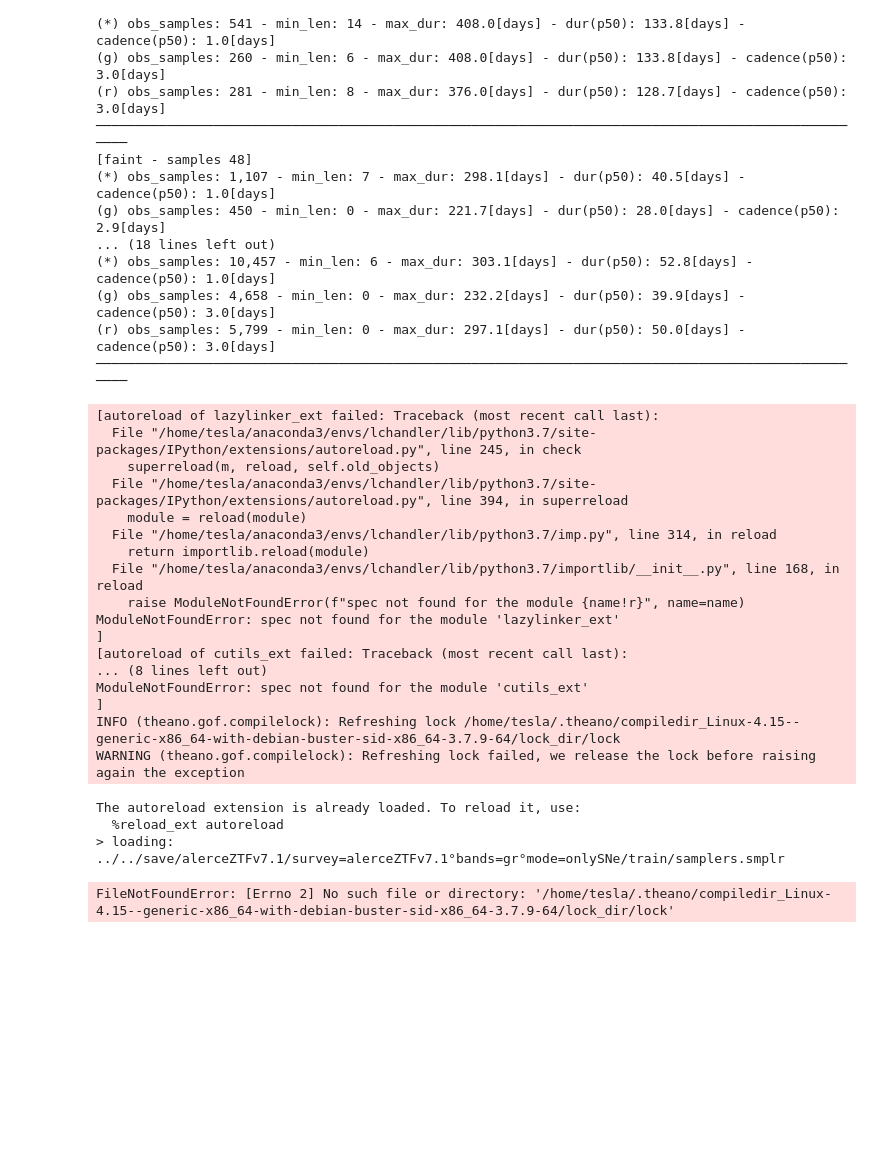
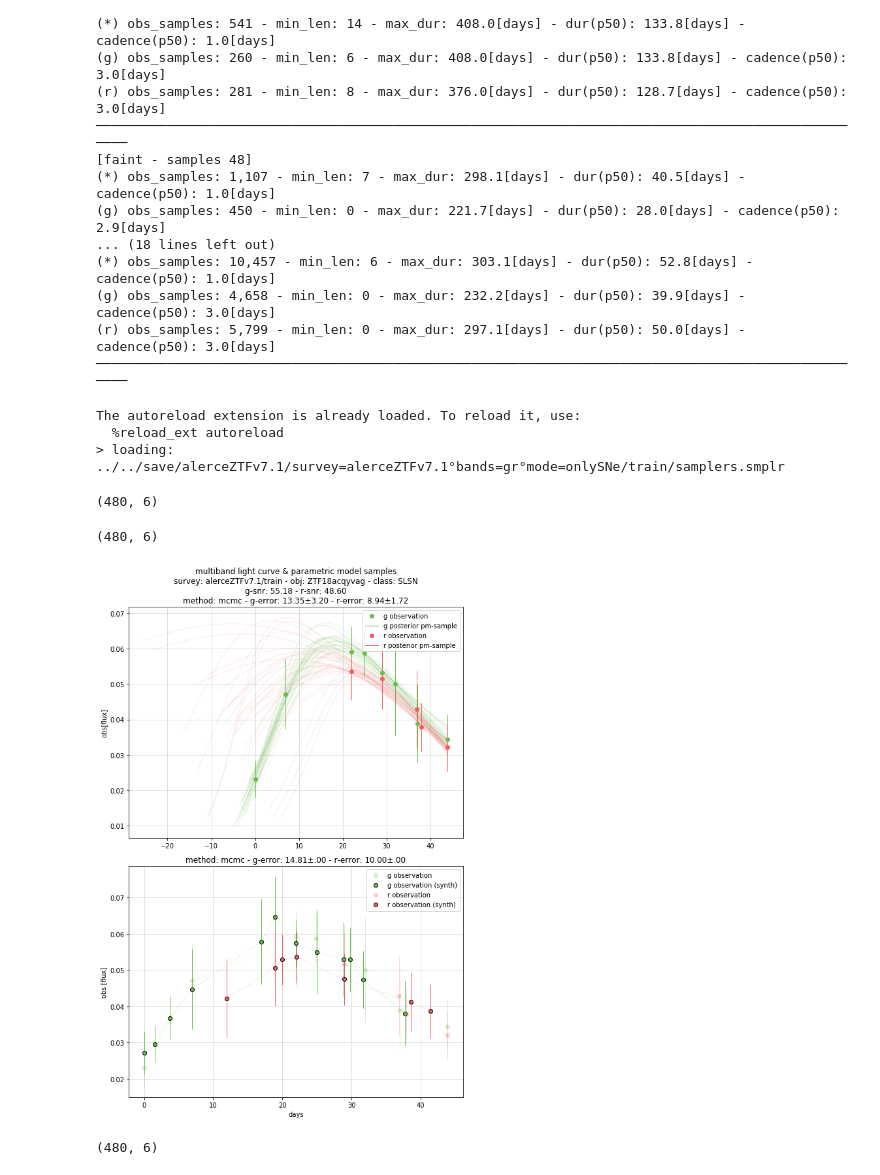
Before and after one commit to oscarpimentel/sne-lightcurves-synthetic, a Jupyter notebook: experiments/explore/test_fittings.ipynb, the cells around one changed output. Cells and saved outputs as stored; diff of their text form; code cells hidden in the pictures; blank space fills up the shorter version.

```diff
--- a/experiments/explore/test_fittings.ipynb
+++ b/experiments/explore/test_fittings.ipynb
@@ -86,54 +94,42 @@ synthetic_samples_per_curve = 32
 
 lcset = lcdataset[set_name]
 lcobj_names = [
+'ZTF18acqyvag',
+'ZTF18aaqvuhl',
 'ZTF20aamuqwn',
 'ZTF18adasisj',
 'ZTF20aavgmli',
 'ZTF19aaqcqkv',
 'ZTF19aadnxat',
 'ZTF19aaripqw',
 'ZTF18aaqkdwf',
 ]
 for lcobj_name in lcobj_names:
     if not lcobj_name in lcset.get_lcobj_names():
         continue
     lcobj = lcset[lcobj_name]
     band_names = lcset.band_names
     class_names = lcset.class_names
     gen_kwargs = {
         #'uses_new_bounds':False,
         'uses_new_bounds':True,
     }
     generator_class = get_syn_sne_generator(method)
     sne_generator = generator_class(lcobj, class_names, band_names, obse_sampler_bdict, length_sampler_bdict, **gen_kwargs)
     new_lcobjs, new_smooth_lcojbs, trace_bdict, segs = sne_generator.sample_curves(synthetic_samples_per_curve)
     plot_kwargs = {
         'trace_bdict':trace_bdict,
         #'save_filedir':f'../save/test_{lcobj_name}.png',
         'save_filedir':None,
     }
     plot_synthetic_samples(lcset, set_name, method, lcobj_name, new_lcobjs, new_smooth_lcojbs, **plot_kwargs)
     plt.show()
-    break
+    #break
 # %% [output]
-[autoreload of lazylinker_ext failed: Traceback (most recent call last):
-  File "/home/tesla/anaconda3/envs/lchandler/lib/python3.7/site-packages/IPython/extensions/autoreload.py", line 245, in check
-    superreload(m, reload, self.old_objects)
-  File "/home/tesla/anaconda3/envs/lchandler/lib/python3.7/site-packages/IPython/extensions/autoreload.py", line 394, in superreload
-    module = reload(module)
-  File "/home/tesla/anaconda3/envs/lchandler/lib/python3.7/imp.py", line 314, in reload
-    return importlib.reload(module)
-  File "/home/tesla/anaconda3/envs/lchandler/lib/python3.7/importlib/__init__.py", line 168, in reload
-    raise ModuleNotFoundError(f"spec not found for the module {name!r}", name=name)
-ModuleNotFoundError: spec not found for the module 'lazylinker_ext'
-]
-[autoreload of cutils_ext failed: Traceback (most recent call last):
-... (8 lines left out)
-ModuleNotFoundError: spec not found for the module 'cutils_ext'
-]
-INFO (theano.gof.compilelock): Refreshing lock /home/tesla/.theano/compiledir_Linux-4.15--generic-x86_64-with-debian-buster-sid-x86_64-3.7.9-64/lock_dir/lock
-WARNING (theano.gof.compilelock): Refreshing lock failed, we release the lock before raising again the exception
+The autoreload extension is already loaded. To reload it, use:
+  %reload_ext autoreload
+> loading: ../../save/alerceZTFv7.1/survey=alerceZTFv7.1°bands=gr°mode=onlySNe/train/samplers.smplr
-The autoreload extension is already loaded. To reload it, use:
-  %reload_ext autoreload
-> loading: ../../save/alerceZTFv7.1/survey=alerceZTFv7.1°bands=gr°mode=onlySNe/train/samplers.smplr
+(480, 6)
-FileNotFoundError: [Errno 2] No such file or directory: '/home/tesla/.theano/compiledir_Linux-4.15--generic-x86_64-with-debian-buster-sid-x86_64-3.7.9-64/lock_dir/lock'
+(480, 6)
+[figure, added]
+(480, 6)
```
Also changed, not shown: parts of 1 cell of this notebook, 9 other files.
